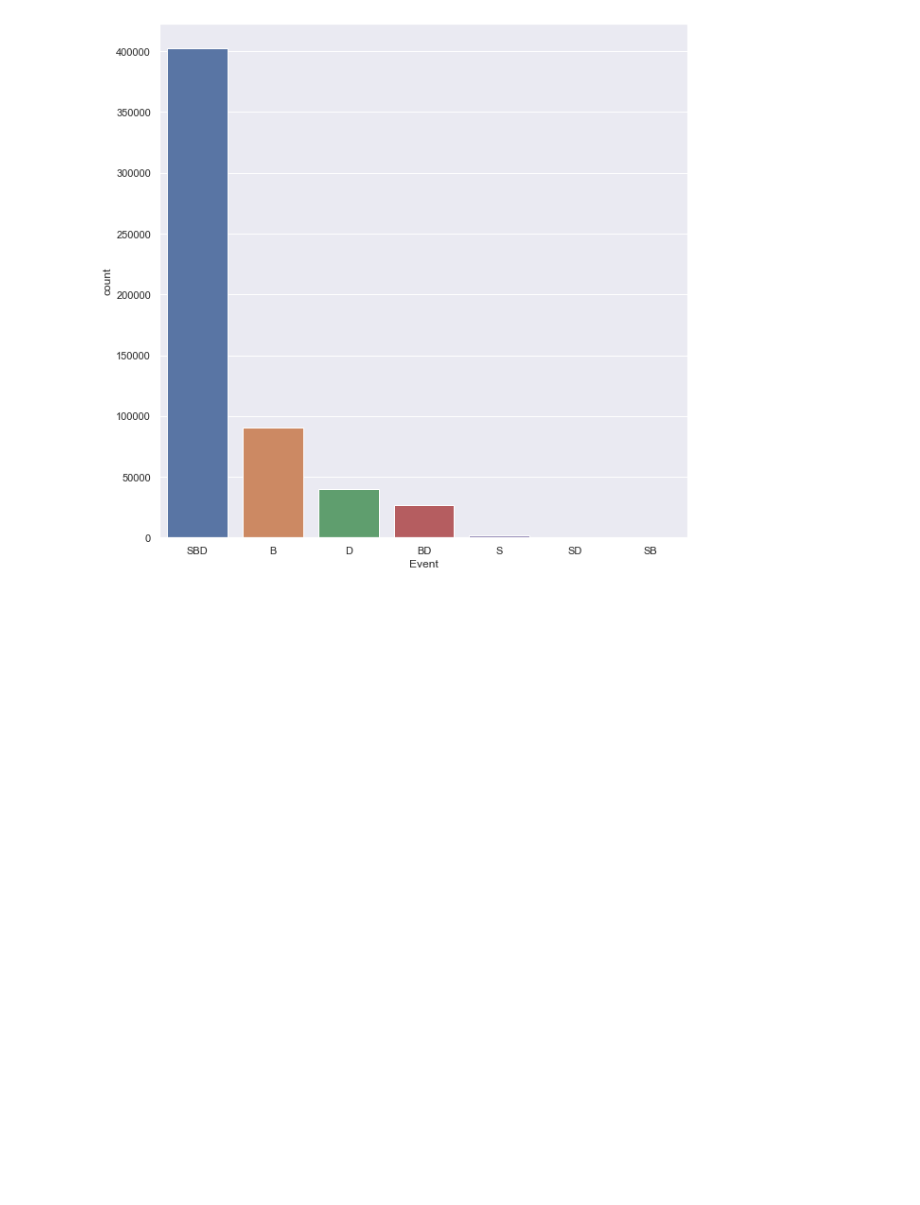
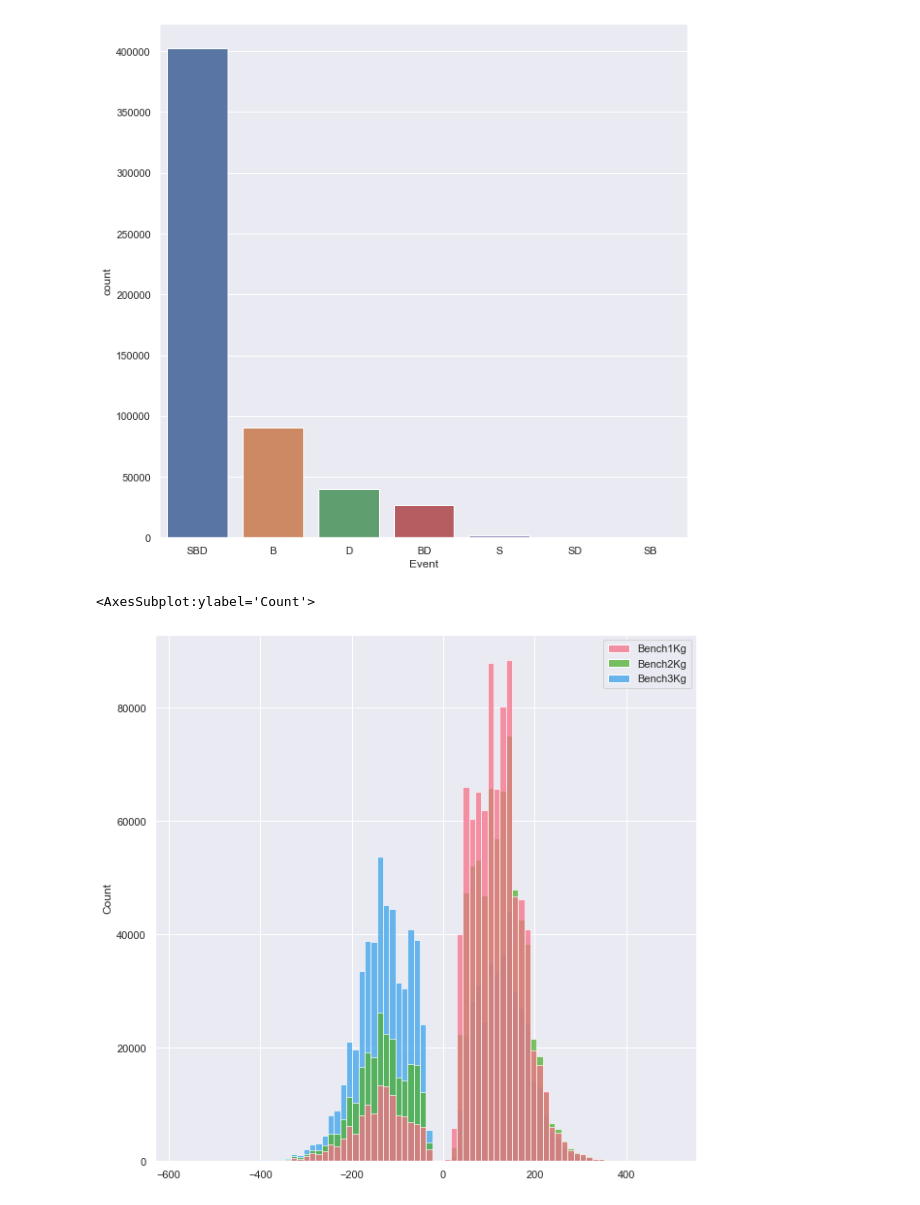
Before and after one commit to JosephAaron3/Powerlifting-Performance, a Jupyter notebook: Code/EDA/OP_EDA.ipynb, the cells around one changed output. Cells and saved outputs as stored; diff of their text form; code cells hidden in the pictures; blank space fills up the shorter version.

```diff
--- a/Code/EDA/OP_EDA.ipynb
+++ b/Code/EDA/OP_EDA.ipynb
@@ -230,6 +295,14 @@ sns.countplot(data = df[df['Country'].isin(['USA'])], x = 'Event')
 # %% [output]
 <AxesSubplot:xlabel='Event', ylabel='count'>
 [figure]
+# %%
+plt.figure(figsize=(10,10))
+sns.set(font_scale=1)
+sns.color_palette("light:#5A9", as_cmap=True)
+sns.histplot(data = Xnum[['Bench1Kg', 'Bench2Kg', 'Bench3Kg']], bins = 80, palette = "husl")
+# %% [output]
+<AxesSubplot:ylabel='Count'>
+[figure, added]
 # %%
 plt.figure(figsize=(10,10))
 sns.set(font_scale=1)
```
Also changed, not shown: parts of 14 cells of this notebook.
